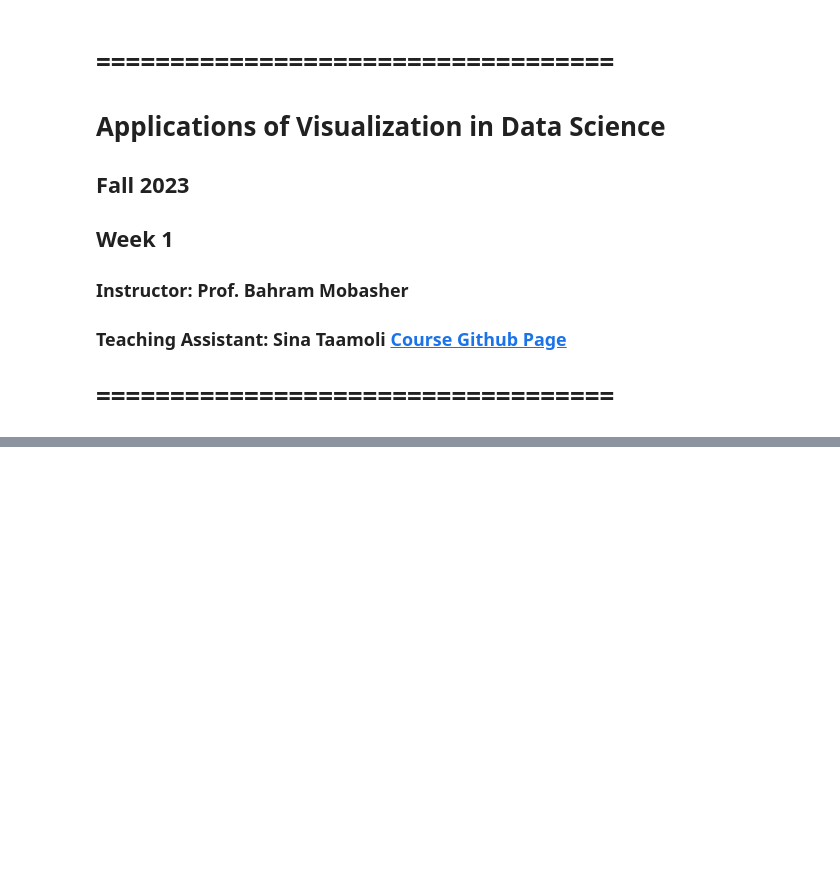
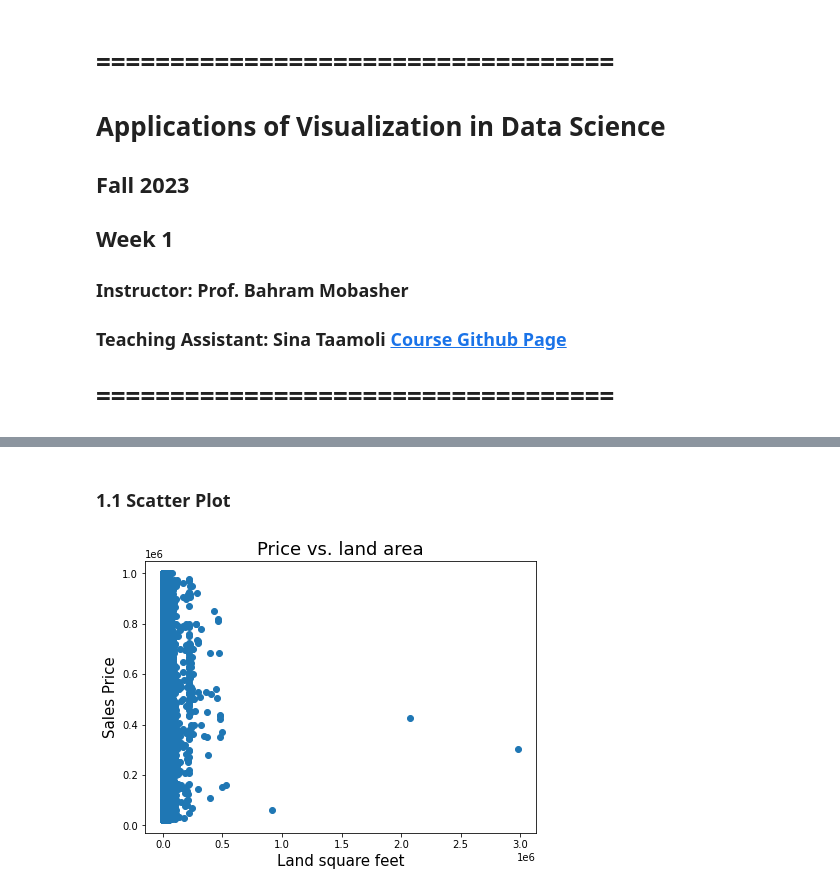
Before and after one commit to sinataamoli/Data-Visualization-and-Computer-Graphics, a Jupyter notebook: Notebooks/Week 1.ipynb, the cells around one changed output, grey strips where cells are left out. Drawn from its saved outputs; the diff is of its cells as text; code cells hidden in the pictures; blank space fills up the shorter version.

```diff
--- a/Notebooks/Week 1.ipynb
+++ b/Notebooks/Week 1.ipynb
@@ -22,0 +70,6 @@ Mostly being used for 2D plotting: it is fast and efficient, you can add many de
+# %%
+import matplotlib.pyplot as plt
+import pandas as pd
+import numpy as np
+
+housing_prices = pd.read_csv("housing.csv")
@@ -22,0 +93,16 @@ Mostly being used for 2D plotting: it is fast and efficient, you can add many de
+# %% [markdown]
+### 1.1 Scatter Plot
+# %%
+x = housing_prices['Land Square Feet']
+y = housing_prices['Sale Price']
+
+plt.figure(figsize = (7, 5))
+
+plt.scatter(x, y)
+
+plt.xlabel('Land square feet', fontsize = 15)
+plt.ylabel('Sales Price', fontsize = 15)
+plt.title('Price vs. land area', fontsize = 18)
+plt.show()
+# %% [output]
+[figure, added]
```
Also changed, not shown: parts of 23 cells of this notebook, 3 other files.
